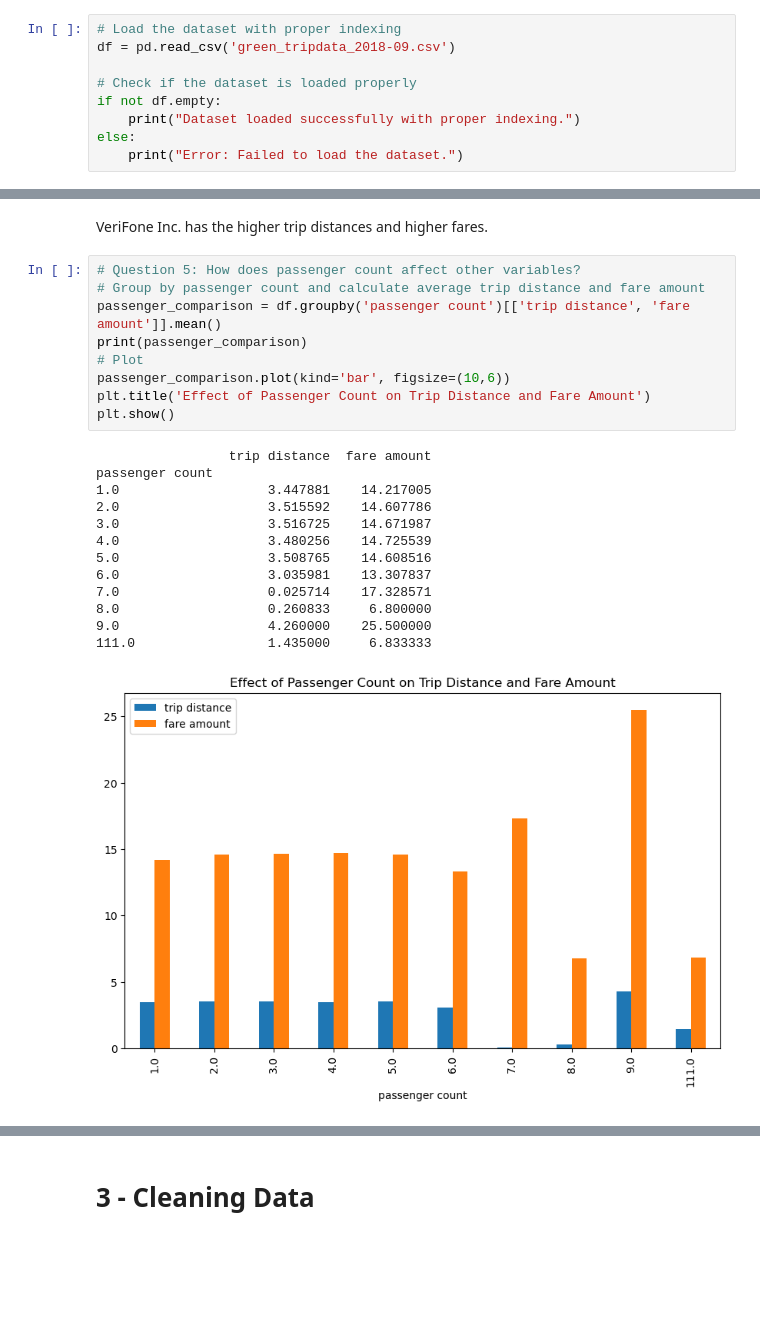
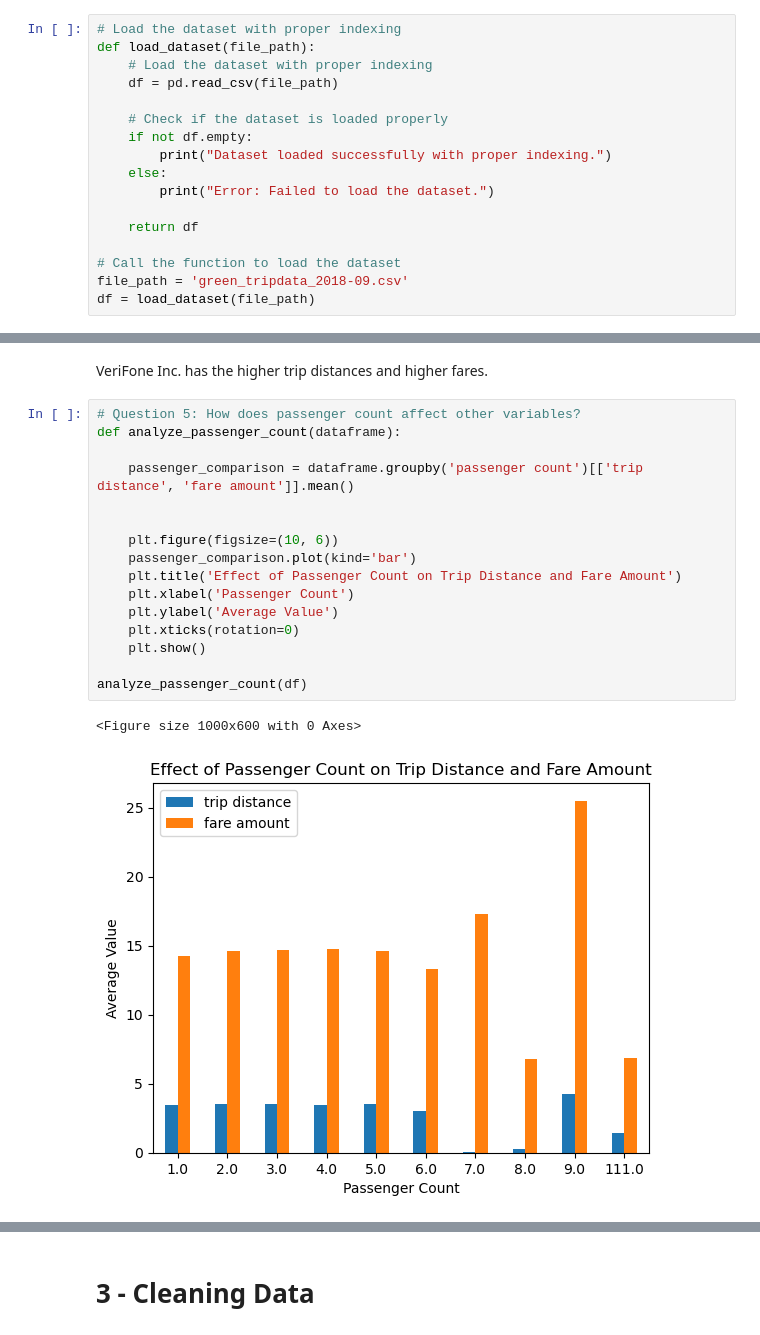
Before and after one commit to abanob-19/Uber_data_engineering, a Jupyter notebook: template.ipynb, the cells around one changed output, grey strips where cells are left out. Drawn from its saved outputs; the diff is of its cells as text; blank space fills up the shorter version.

```diff
--- a/template.ipynb
+++ b/template.ipynb
@@ -37,13 +37,21 @@
 import pandas as pd
 # %%
 # Load the dataset with proper indexing
-df = pd.read_csv('green_tripdata_2018-09.csv')
+def load_dataset(file_path):
+    # Load the dataset with proper indexing
+    df = pd.read_csv(file_path)
 
-# Check if the dataset is loaded properly
-if not df.empty:
-    print("Dataset loaded successfully with proper indexing.")
-else:
-    print("Error: Failed to load the dataset.")
+    # Check if the dataset is loaded properly
+    if not df.empty:
+        print("Dataset loaded successfully with proper indexing.")
+    else:
+        print("Error: Failed to load the dataset.")
+
+    return df
+
+# Call the function to load the dataset
+file_path = 'green_tripdata_2018-09.csv'
+df = load_dataset(file_path)
 # %% [output]
 Dataset loaded successfully with proper indexing.
 # %% [markdown]
@@ -174,25 +218,21 @@ plt.show()
 VeriFone Inc. has the higher trip distances and higher fares.
 # %%
 # Question 5: How does passenger count affect other variables?
-# Group by passenger count and calculate average trip distance and fare amount
-passenger_comparison = df.groupby('passenger count')[['trip distance', 'fare amount']].mean()
-print(passenger_comparison)
-# Plot
-passenger_comparison.plot(kind='bar', figsize=(10,6))
-plt.title('Effect of Passenger Count on Trip Distance and Fare Amount')
-plt.show()
+def analyze_passenger_count(dataframe):
+
+    passenger_comparison = dataframe.groupby('passenger count')[['trip distance', 'fare amount']].mean()
+
+
+    plt.figure(figsize=(10, 6))
+    passenger_comparison.plot(kind='bar')
+    plt.title('Effect of Passenger Count on Trip Distance and Fare Amount')
+    plt.xlabel('Passenger Count')
+    plt.ylabel('Average Value')
+    plt.xticks(rotation=0)
+    plt.show()
+
+analyze_passenger_count(df)
 # %% [output]
-                 trip distance  fare amount
-passenger count
-1.0                   3.447881    14.217005
-2.0                   3.515592    14.607786
-3.0                   3.516725    14.671987
-4.0                   3.480256    14.725539
-5.0                   3.508765    14.608516
-6.0                   3.035981    13.307837
-7.0                   0.025714    17.328571
-8.0                   0.260833     6.800000
-9.0                   4.260000    25.500000
-111.0                 1.435000     6.833333
+<Figure size 1000x600 with 0 Axes>
-[figure, old version]
+[figure, new version]
 # %% [markdown]
```
Also changed, not shown: parts of 17 cells of this notebook.
